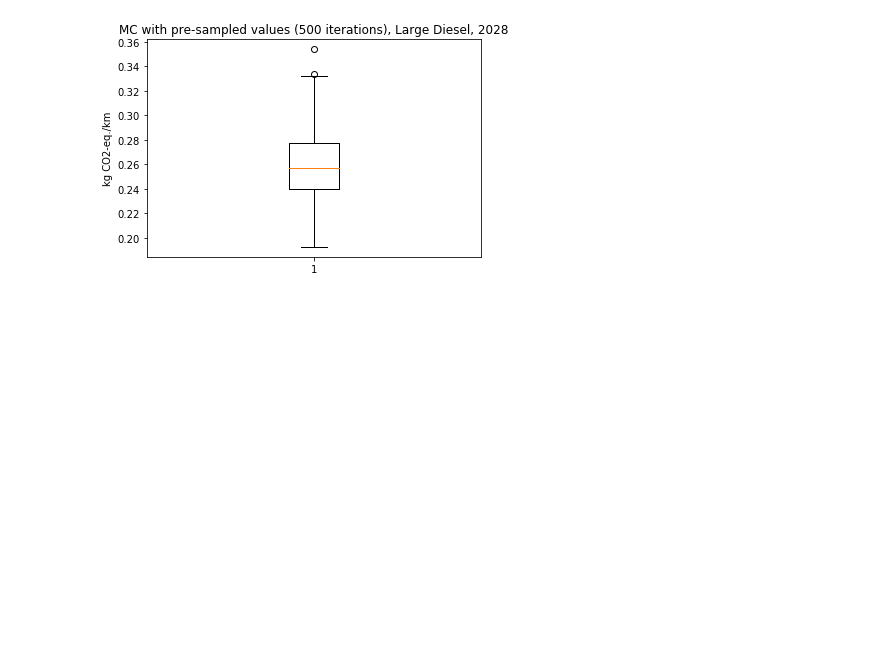
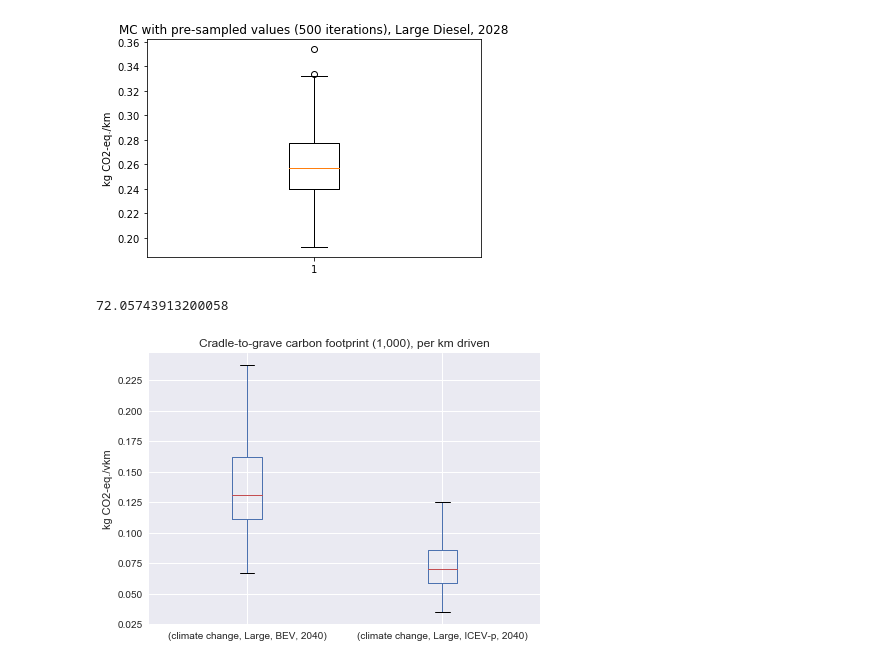
Before and after one commit to romainsacchi/carculator, a Jupyter notebook: examples/Examples.ipynb, the cells around one changed output. Saved outputs shown, nothing was run; the diff lists cells and outputs as text; code cells hidden in the pictures; blank space fills up the shorter version.

```diff
--- a/examples/Examples.ipynb
+++ b/examples/Examples.ipynb
@@ -839,3 +839,46 @@ plt.ylabel("kg CO2-eq./km")
 plt.show()
 # %% [output]
 [figure]
+# %%
+from carculator import *
+import timeit
+
+def MC_analysis():
+    background_configuration = {
+        'country' : 'DE', # will use the network electricity losses of Germany
+        'custom electricity mix' : [[1,0,0,0,0,0,0,0,0,0]], # in this case, 100% hydropower
+        'petrol technology': 'bioethanol - forest residues',
+        'battery technology': 'LFP',
+        'battery origin': 'NO'
+        }
+    scope = {
+        'powertrain':['BEV', 'ICEV-p'],
+        'size':['Large'],
+        'year':[2040]
+    }
+
+
+    cip = CarInputParameters()
+    # 1000 iterations
+    cip.stochastic(1000)
+    _, array = fill_xarray_from_input_parameters(cip)
+    cm = CarModel(array, cycle='WLTC')
+    cm.set_all()
+    ic = InventoryCalculation(cm.array, scope=scope,background_configuration=background_configuration)
+    results = ic.calculate_impacts()
+
+timeit.timeit(MC_analysis, number=1)
+# %% [output]
+72.05743913200058
+# %%
+import matplotlib.pyplot as plt
+
+data_MC = results.sel(impact_category='climate change').sum(axis=3).to_dataframe('climate change')
+plt.style.use('seaborn')
+data_MC.unstack(level=[0,1,2]).boxplot(showfliers=False, figsize=(7,5))
+plt.title("Cradle-to-grave carbon footprint (1,000), per km driven")
+#plt.xticks(rotation=70)
+plt.ylabel('kg CO2-eq./vkm')
+plt.show()
+# %% [output]
+[figure, added]
```
Also changed, not shown: parts of 2 cells of this notebook, 3 other files.
